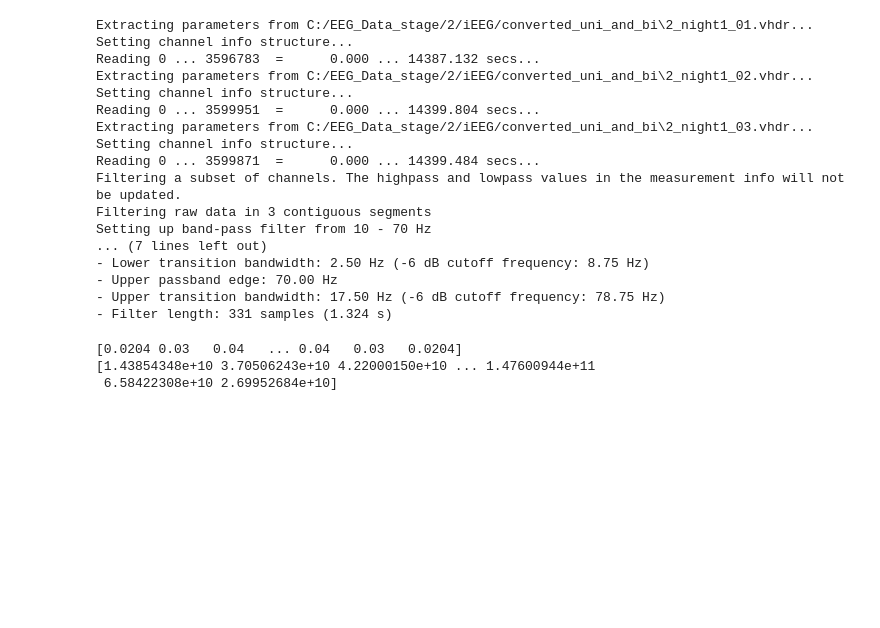
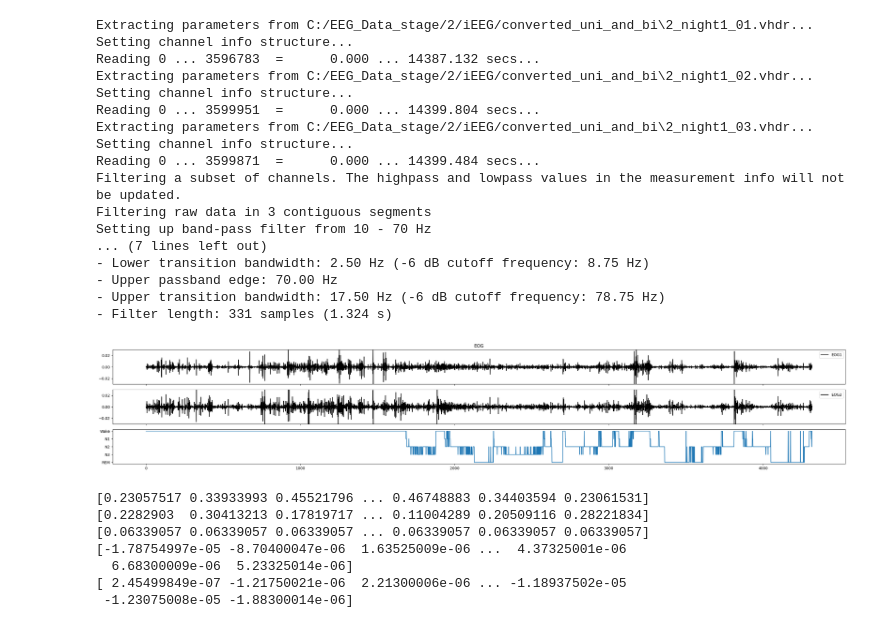
Before and after one commit to AbdelRayan/Human_SleepSCoring, a Jupyter notebook: Tim/attempted_REM_mixing.ipynb, the cells around one changed output. Cells and saved outputs as stored; diff of their text form; code cells hidden in the pictures; blank space fills up the shorter version.

```diff
--- a/Tim/attempted_REM_mixing.ipynb
+++ b/Tim/attempted_REM_mixing.ipynb
@@ -236,6 +236,37 @@ nindex_r = nindex_R(delta_norm, theta_norm, sigma_norm, EMG_norm, gamma_norm)
 nindex_r_log = np.log(nindex_r)
 nindex_r_norm = wei_normalizing(nindex_r_log)
 nindex_r_smoothed = np.convolve(np.convolve(np.convolve(nindex_r_norm, np.ones(5)/5, mode='same'), np.ones(5)/5, mode='same'), np.ones(5)/5, mode='same')
+# %%
+eog_plot1 = EOG1[:len(EOG1)// (epoch_length * fs) * (epoch_length * fs)]
+eog_plot1 = eog_plot1.reshape(-1, (epoch_length * fs))
+eog_plot1 = eog_plot1.sum(axis=1)
+eog_plot2 = EOG2[:len(EOG2)// (epoch_length * fs) * (epoch_length * fs)]
+eog_plot2 = eog_plot2.reshape(-1, (epoch_length * fs))
+eog_plot2 = eog_plot2.sum(axis=1)
+
+fig, (ax1, ax2, ax3) = plt.subplots(3, 1, sharex=True, figsize = (28, 5))
+eog_epochs = np.arange(len(eog_plot1))
+# Plot data on each subplot
+ax1.plot(eog_epochs, eog_plot1, label='EOG1', color = 'black')
+ax2.plot(eog_epochs, eog_plot2, label='EOG2', color = 'black')
+ax3.plot(hypno_epochs, mapped_scores, label='Mapped scores')
+
+# Add legends
+ax1.legend()
+ax2.legend()
+ax1.set_title('EOG')
+ax3.set_yticks([0, 1, 2, 3, 4])
+ax3.set_yticklabels(state_labels)
+ax3.invert_yaxis()
+ax1.set_ylim(-0.03, 0.03)
+ax2.set_ylim(-0.03, 0.03)
+# Adjust layout to avoid overlap
+plt.tight_layout()
+plt.savefig(f"{output_dir}/rawEOG.svg", format='svg', dpi=300)
+# Show the plots
+plt.show()
+# %% [output]
+[figure, added]
 # %%
 eog_features = rem_feature(EOG1, EOG2, epoch_length, fs)
 eog_features = wei_normalizing(eog_features)
@@ -258,10 +289,17 @@ alt_index_r_smoothed = np.convolve(
 # %%
 print(alt_index_r_smoothed)
 print(alt_index_r)
+print(eog_features)
+print(EOG1)
+print(EOG2)
 # %% [output]
-[0.0204 0.03   0.04   ... 0.04   0.03   0.0204]
-[1.43854348e+10 3.70506243e+10 4.22000150e+10 ... 1.47600944e+11
- 6.58422308e+10 2.69952684e+10]
+[0.23057517 0.33933993 0.45521796 ... 0.46748883 0.34403594 0.23061531]
+[0.2282903  0.30413213 0.17819717 ... 0.11004289 0.20509116 0.28221834]
+[0.06339057 0.06339057 0.06339057 ... 0.06339057 0.06339057 0.06339057]
+[-1.78754997e-05 -8.70400047e-06  1.63525009e-06 ...  4.37325001e-06
+  6.68300009e-06  5.23325014e-06]
+[ 2.45499849e-07 -1.21750021e-06  2.21300006e-06 ... -1.18937502e-05
+ -1.23075008e-05 -1.88300014e-06]
 # %%
 epochs = np.arange(len(EMG_norm))
 # %%
```
Also changed, not shown: parts of 2 cells of this notebook.
